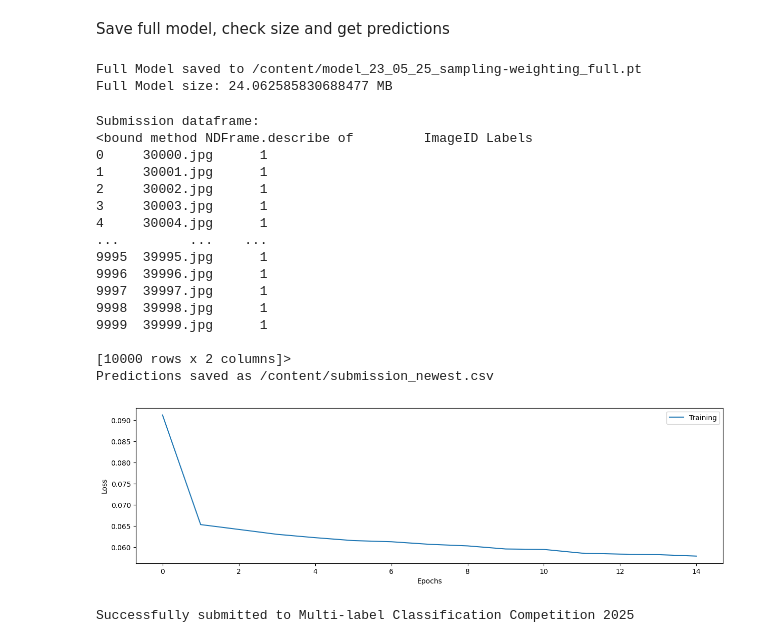
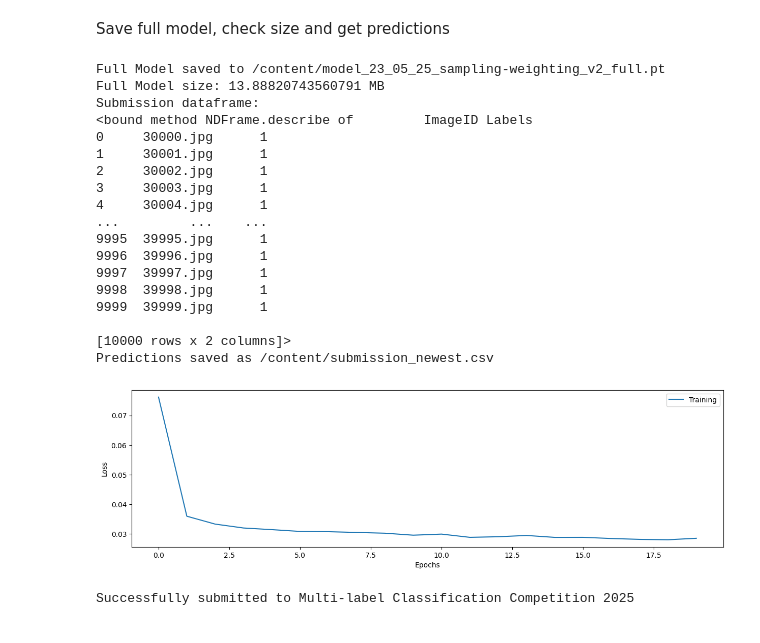
Before and after one commit to deding2000/COMP5329_Ass2, a Jupyter notebook: main_notebook.ipynb, the cells around one changed output. Saved outputs shown, nothing was run; the diff lists cells and outputs as text; code cells hidden in the pictures.

Commit message:
remove label 12 and expand model a bit

```diff
--- a/main_notebook.ipynb
+++ b/main_notebook.ipynb
@@ -323,7 +348,7 @@ TypeError: unsupported operand type(s) for -: 'NoneType' and 'int'
 Check model size and save temporary model
 # %%
 # save model, scores and plot and check size of model is under 100MB
-model_name = "23_05_25_sampling-weighting"
+model_name = "23_05_25_sampling-weighting_v2"
 
 path_name_model = "/content/model_" + model_name+".pt"
 path_name_plot = "/content/model_" + model_name + "_losscurve.png"
@@ -424,8 +443,9 @@ import numpy as np
 
 def get_class(array):
   class_pred = np.where(array > 0.5)[1] + 1
-  if class_pred >= 12:
-     class_pred += 1
+  for i in range(len(class_pred)):
+    if class_pred[i] >= 12:
+      class_pred += 1
   return class_pred
 
 def unencode(y_pred,to_cpu=True):
@@ -438,53 +458,53 @@ def unencode(y_pred,to_cpu=True):
     temp = " ".join(str(item) for item in temp)
     labels.append(temp)
   return labels
 
 # Save full model
 path_name_model = "/content/model_" + model_name+ "_full.pt"
 path_name_plot = "/content/model_" + model_name + "_losscurve_full.png"
 
 torch.save(model_full.state_dict(), path_name_model)
 print(f"Full Model saved to {path_name_model}")
 size_mb = os.path.getsize(path_name_model) / (1024 * 1024)
 print(f"Full Model size: {size_mb} MB")
 
 plt.figure(figsize=(15,4))
-plt.plot(train_losses,label="Training")
+plt.plot(train_losses_full,label="Training")
 plt.ylabel("Loss")
 plt.xlabel("Epochs")
 plt.legend(loc='upper right')
 plt.savefig(path_name_plot)
 
 #Save predictions in csv
 pred_labels= unencode(test_pred_full)
 pred_df = df_test.copy()
 pred_df = pred_df.drop("Caption",axis=1)
 pred_df["Labels"] = pred_labels
 print("Submission dataframe:")
 print(pred_df.describe)
 submission_name = "/content/submission_newest.csv"
 pred_df.to_csv(submission_name,index=False)
 print(f"Predictions saved as {submission_name}")
 # %% [output]
-Full Model saved to /content/model_23_05_25_sampling-weighting_full.pt
-Full Model size: 24.062585830688477 MB
+Full Model saved to /content/model_23_05_25_sampling-weighting_v2_full.pt
+Full Model size: 13.88820743560791 MB
+Submission dataframe:
+<bound method NDFrame.describe of         ImageID Labels
+0     30000.jpg      1
+1     30001.jpg      1
+2     30002.jpg      1
+3     30003.jpg      1
+4     30004.jpg      1
+...         ...    ...
+9995  39995.jpg      1
+9996  39996.jpg      1
+9997  39997.jpg      1
+9998  39998.jpg      1
+9999  39999.jpg      1
+
+[10000 rows x 2 columns]>
+Predictions saved as /content/submission_newest.csv
-Submission dataframe:
-<bound method NDFrame.describe of         ImageID Labels
-0     30000.jpg      1
-1     30001.jpg      1
-2     30002.jpg      1
-3     30003.jpg      1
-4     30004.jpg      1
-...         ...    ...
-9995  39995.jpg      1
-9996  39996.jpg      1
-9997  39997.jpg      1
-9998  39998.jpg      1
-9999  39999.jpg      1
-
-[10000 rows x 2 columns]>
-Predictions saved as /content/submission_newest.csv
-[figure, old version]
+[figure, new version]
 # %%
 # Submit predictions
 ! kaggle competitions submit -c multi-label-classification-competition-2025 -f /content/submission_newest.csv -m "playing with sampling label 12 driller ikke?"
```
Also changed, not shown: parts of 5 cells of this notebook.
